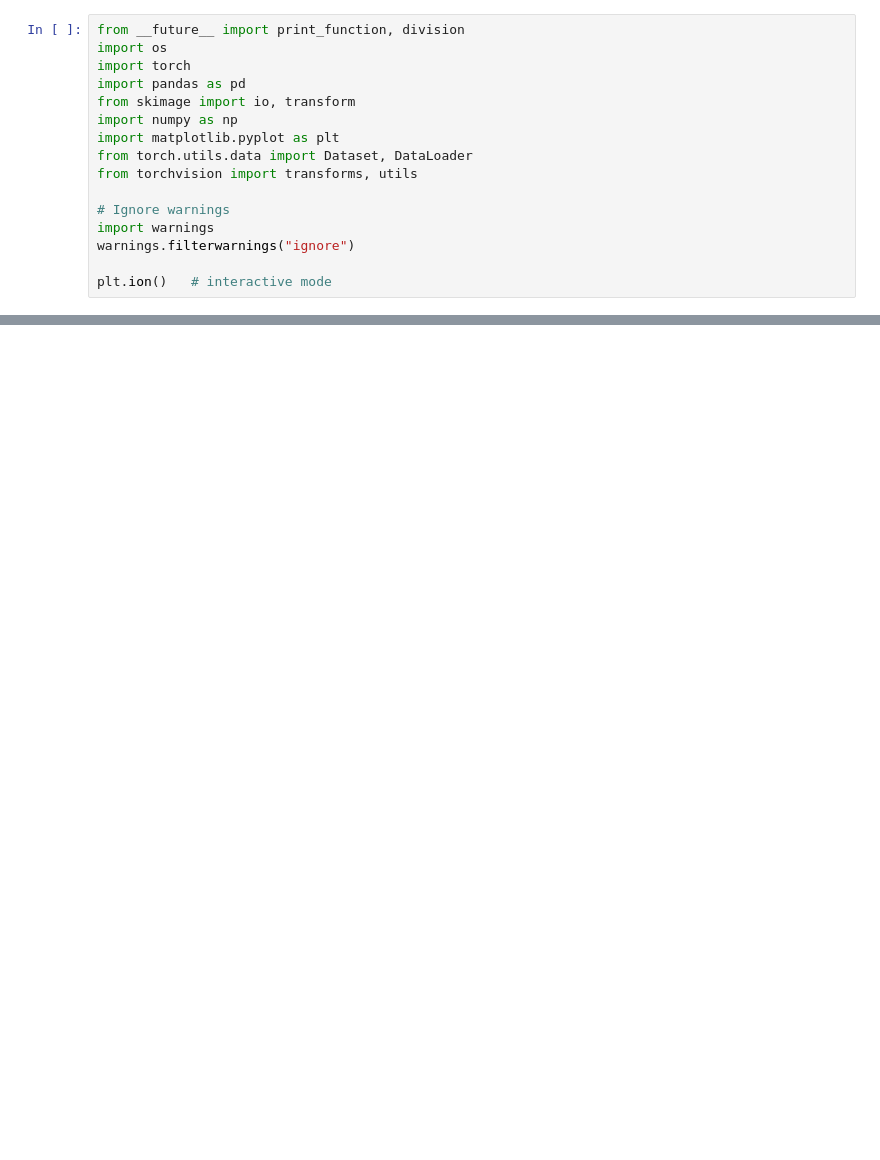
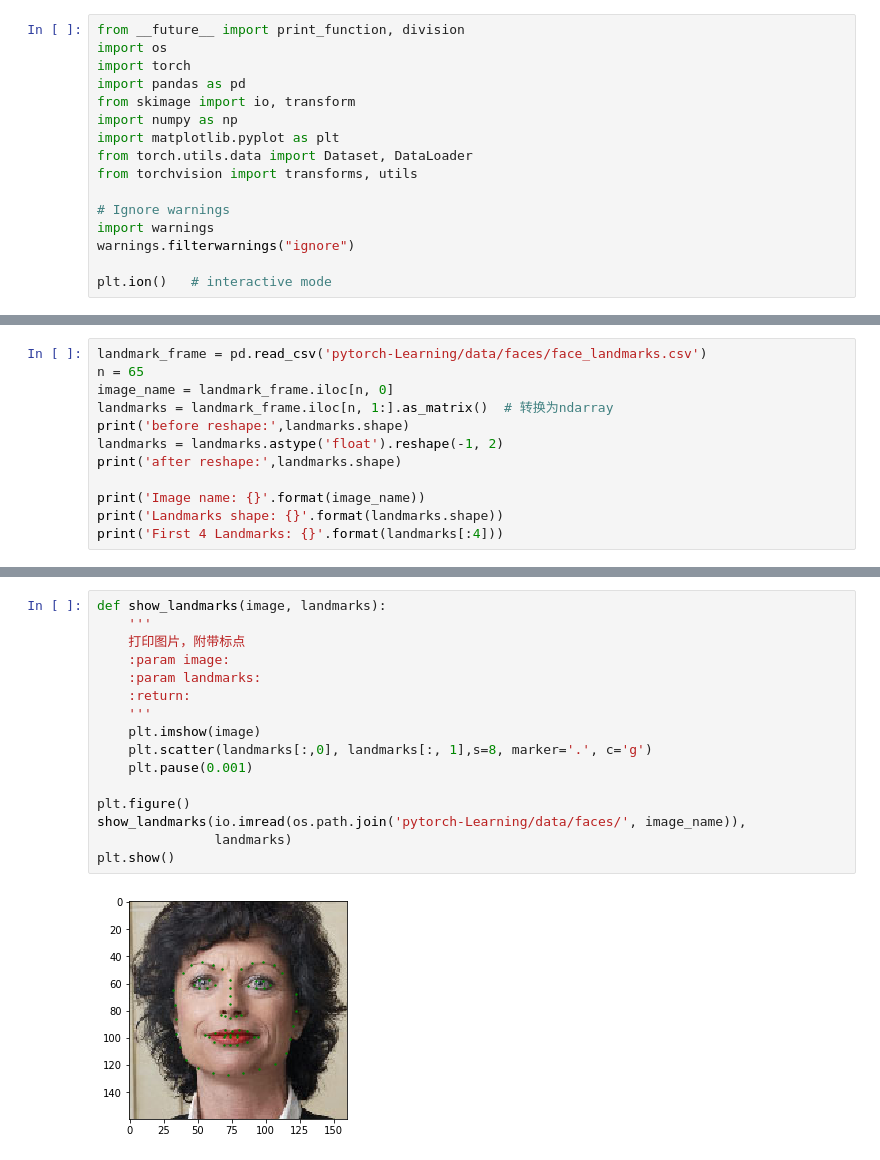
Before and after one commit to GalileoSama/MachineLearning, a Jupyter notebook: pytorch-Learning/DataProcess.ipynb, the cells around one changed output, grey strips where cells are left out. Drawn from its saved outputs; the diff is of its cells as text; blank space fills up the shorter version.

```diff
--- a/pytorch-Learning/DataProcess.ipynb
+++ b/pytorch-Learning/DataProcess.ipynb
@@ -20,0 +17,12 @@ FileNotFoundError: File b'data\\faces\\face_landmarks.csv' does not exist
+# %%
+landmark_frame = pd.read_csv('pytorch-Learning/data/faces/face_landmarks.csv')
+n = 65
+image_name = landmark_frame.iloc[n, 0]
+landmarks = landmark_frame.iloc[n, 1:].as_matrix()  # 转换为ndarray
+print('before reshape:',landmarks.shape)
+landmarks = landmarks.astype('float').reshape(-1, 2)
+print('after reshape:',landmarks.shape)
+
+print('Image name: {}'.format(image_name))
+print('Landmarks shape: {}'.format(landmarks.shape))
+print('First 4 Landmarks: {}'.format(landmarks[:4]))
@@ -20,0 +38,18 @@ FileNotFoundError: File b'data\\faces\\face_landmarks.csv' does not exist
+# %%
+def show_landmarks(image, landmarks):
+    '''
+    打印图片，附带标点
+    :param image:
+    :param landmarks:
+    :return:
+    '''
+    plt.imshow(image)
+    plt.scatter(landmarks[:,0], landmarks[:, 1],s=8, marker='.', c='g')
+    plt.pause(0.001)
+
+plt.figure()
+show_landmarks(io.imread(os.path.join('pytorch-Learning/data/faces/', image_name)),
+               landmarks)
+plt.show()
+# %% [output]
+[figure, added]
```
Also changed, not shown: parts of 4 cells of this notebook.
